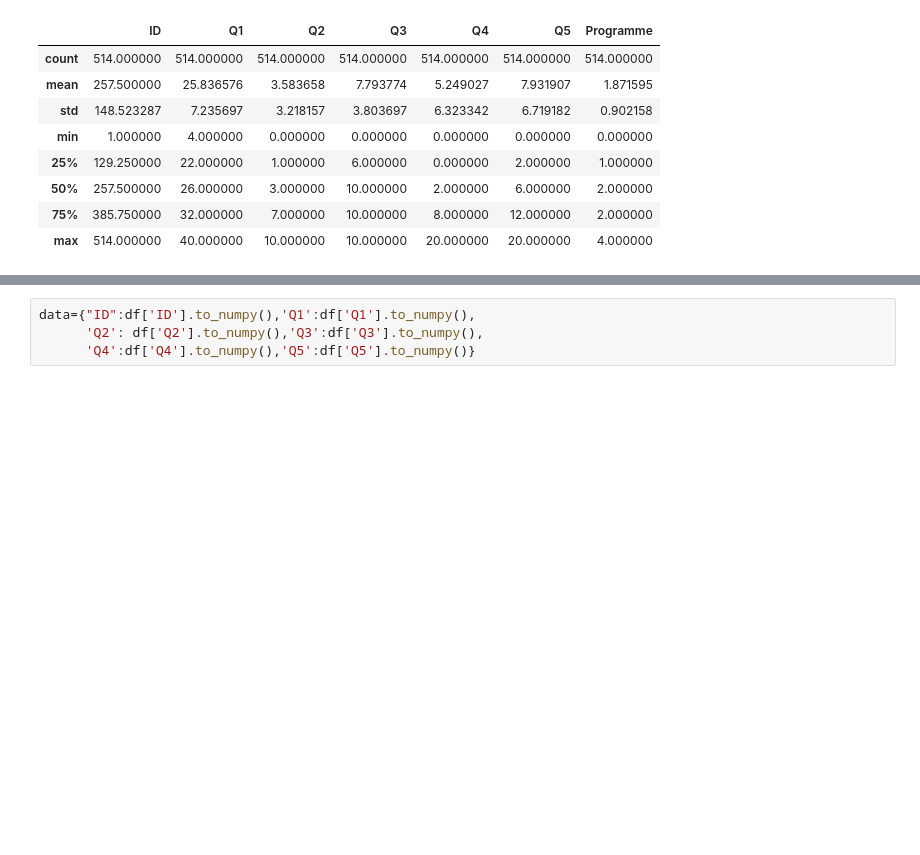
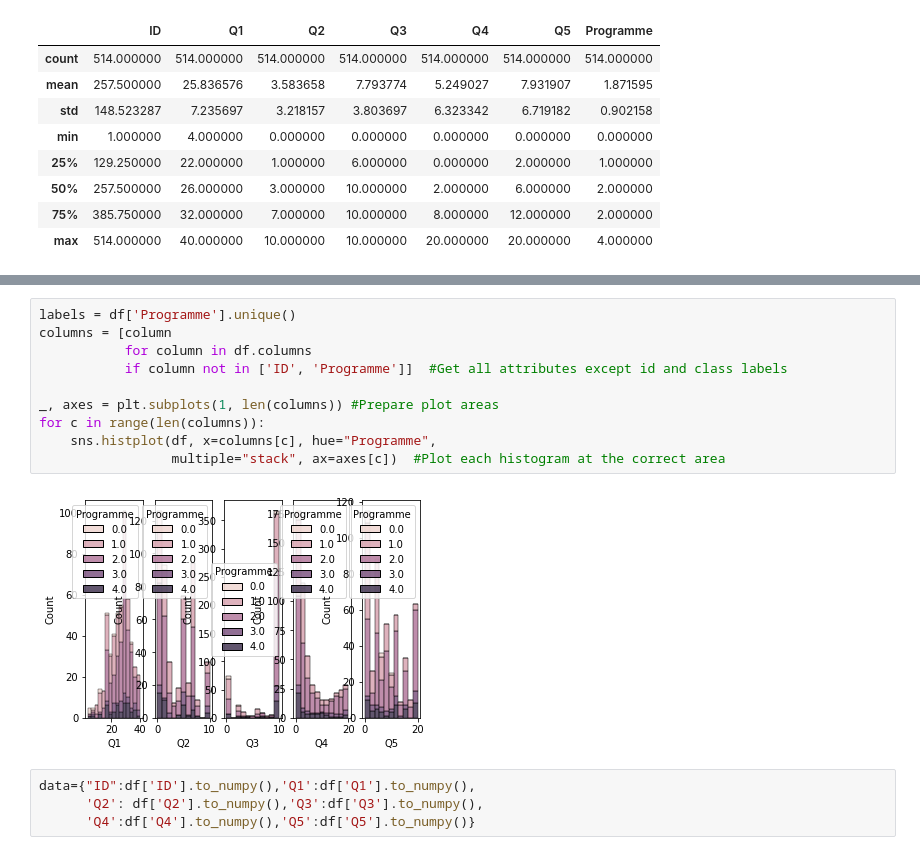
Before and after one commit to HENRIETTA93/pythonProject, a Jupyter notebook: assigns/Y2022/py220505_mac/Untitled1.ipynb, the cells around one changed output, grey strips where cells are left out. Cells and saved outputs as stored; diff of their text form; blank space fills up the shorter version.

```diff
--- a/assigns/Y2022/py220505_mac/Untitled1.ipynb
+++ b/assigns/Y2022/py220505_mac/Untitled1.ipynb
@@ -17,3 +26,15 @@ df.describe()
+# %%
+labels = df['Programme'].unique()
+columns = [column
+           for column in df.columns
+           if column not in ['ID', 'Programme']]  #Get all attributes except id and class labels
+
+_, axes = plt.subplots(1, len(columns)) #Prepare plot areas
+for c in range(len(columns)):
+    sns.histplot(df, x=columns[c], hue="Programme",
+                 multiple="stack", ax=axes[c])  #Plot each histogram at the correct area
+# %% [output]
+[figure, added]
 # %%
 data={"ID":df['ID'].to_numpy(),'Q1':df['Q1'].to_numpy(),
       'Q2': df['Q2'].to_numpy(),'Q3':df['Q3'].to_numpy(),
```
Also changed, not shown: parts of 6 cells of this notebook, 1 other file.
